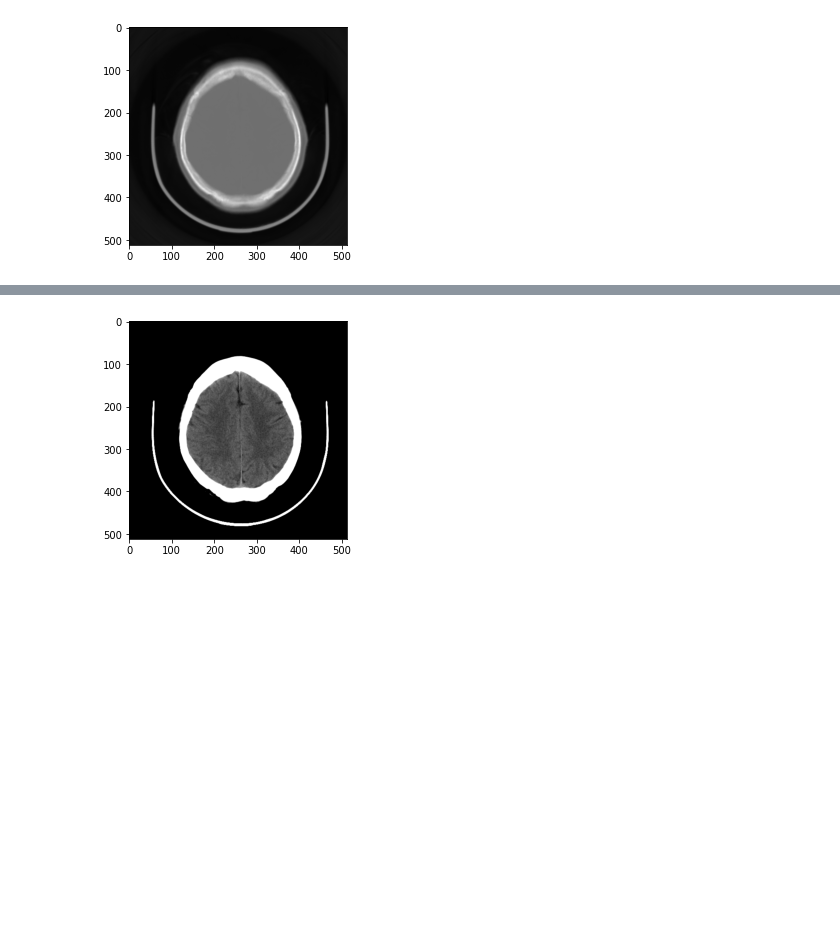
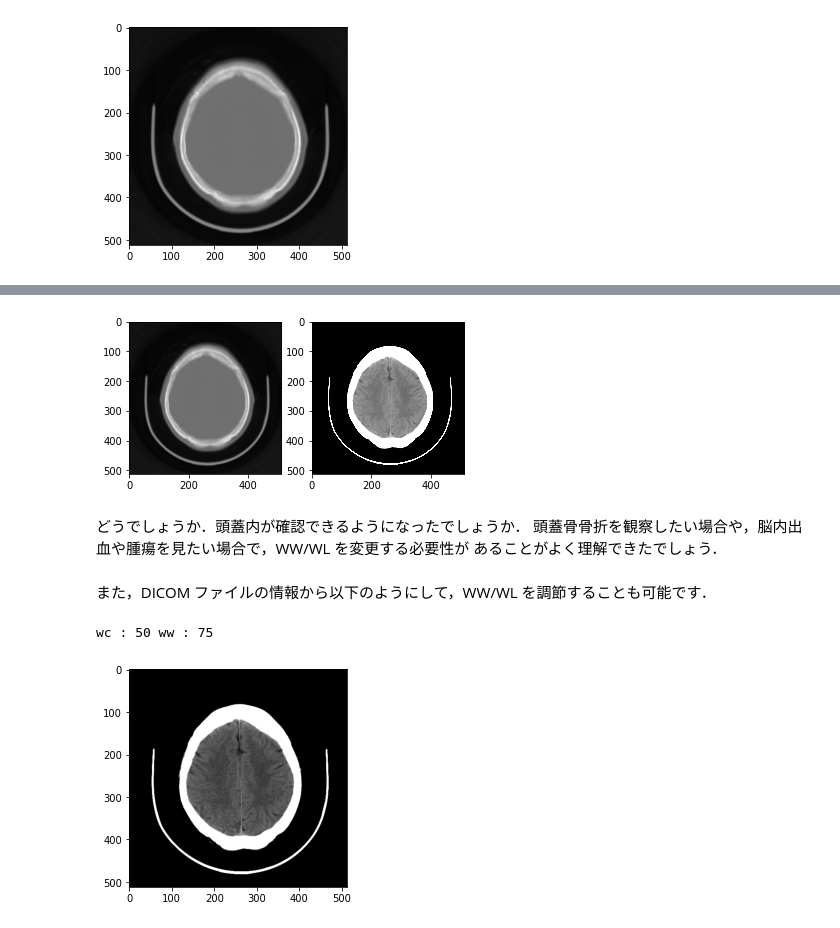
Before and after one commit to ryskks/usedicom, a Jupyter notebook: window.ipynb, the cells around one changed output, grey strips where cells are left out. Drawn from its saved outputs; the diff is of its cells as text; code cells hidden in the pictures; blank space fills up the shorter version.

```diff
--- a/window.ipynb
+++ b/window.ipynb
@@ -53,15 +72,45 @@ plt.show()
+# %%
+# 画像データを変数に代入
+img = d.pixel_array
+
+# ウィンドウ処理
+# 上の plt.imshow(img, cmap='gray')
+# に対して，vmax, vmin を追加
+
+min = 0
+max = 70
+
+plt.subplot (1, 2, 1)
+plt.imshow(img, cmap='gray')
+
+plt.subplot (1, 2, 2)
+plt.imshow(img, cmap='gray', vmin=min, vmax=max)
+plt.show()
+# %% [output]
+[figure, added]
+# %% [markdown]
+どうでしょうか．頭蓋内が確認できるようになったでしょうか．
+頭蓋骨骨折を観察したい場合や，脳内出血や腫瘍を見たい場合で，WW/WL を変更する必要性が
+あることがよく理解できたでしょう．
+# %% [markdown]
+また，DICOM ファイルの情報から以下のようにして，WW/WL を調節することも可能です．
 # %%
+# 画像データを変数に代入
+img = d.pixel_array
+
+# ウィンドウレベルと幅の情報を DICOM から取得
 wc = d.WindowCenter
 ww = d.WindowWidth
-img = d.pixel_array
+print("wc :", wc, "ww :", ww)
 
 #ウィンドウ処理
 max = wc + ww /2
 min = wc - ww /2
-img = 255*(img - min) / (max - min)
+img = 255 * (img - min) / (max - min)
 img[img > 255] = 255
 img[img < 0] = 0
 plt.imshow(img, cmap='gray')
 plt.show()
 # %% [output]
+wc : 50 ww : 75
 [figure]
```
Also changed, not shown: parts of 7 cells of this notebook.
